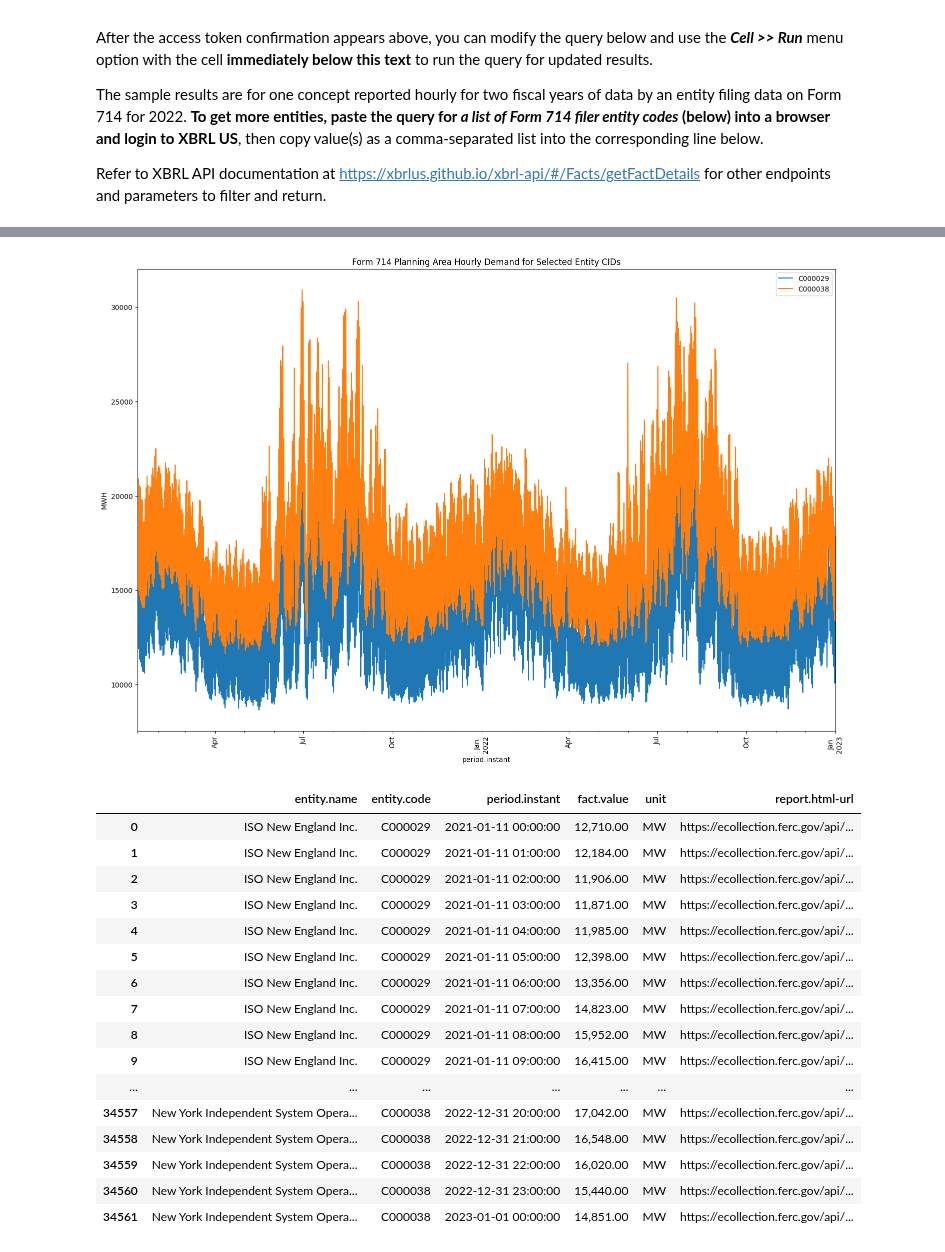
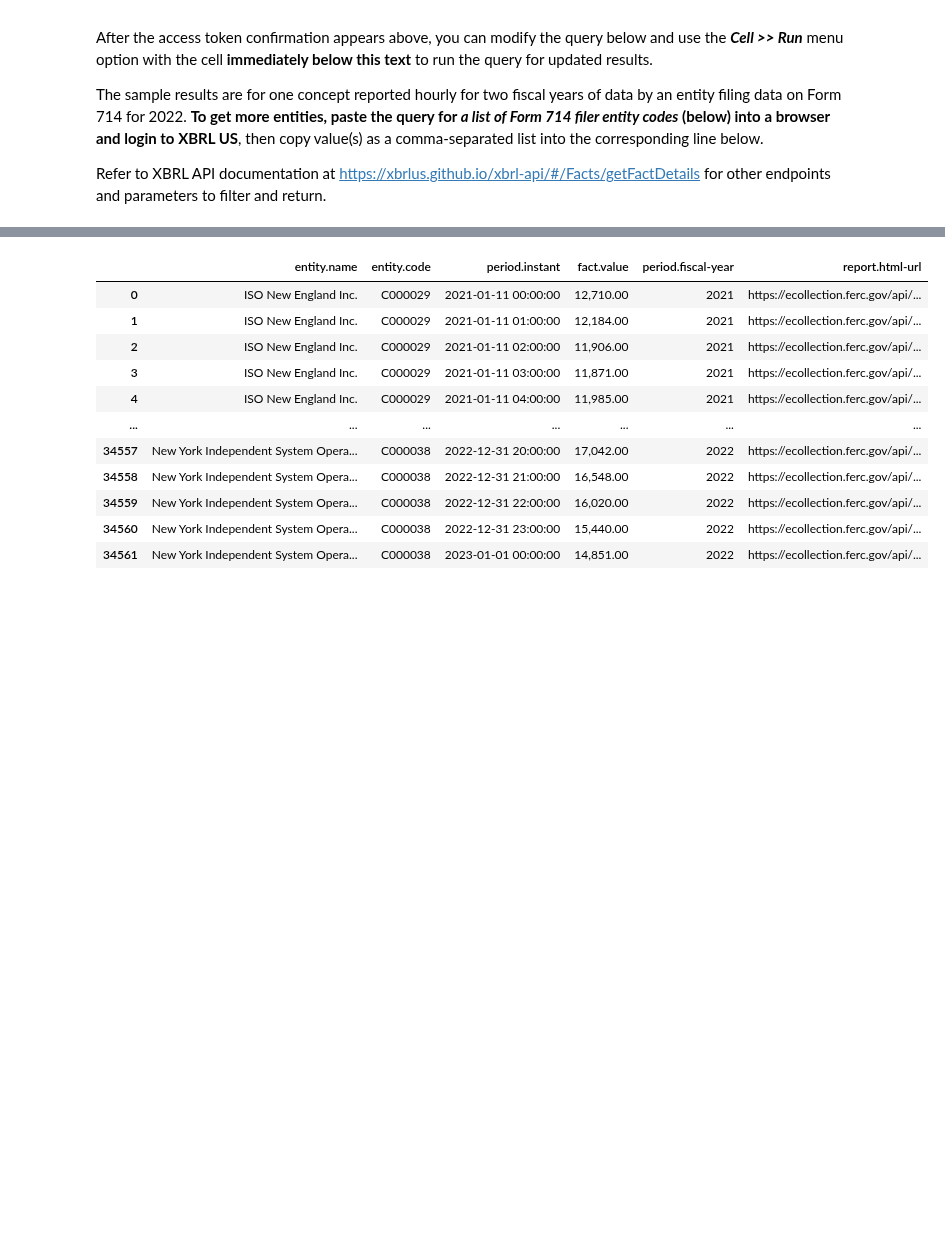
Before and after one commit to xbrlus/xbrl-api-ipynb, a Jupyter notebook: xbrl_us_api_ferc_mw_by_hour.ipynb, the cells around one changed output, grey strips where cells are left out. Saved outputs shown, nothing was run; the diff lists cells and outputs as text; code cells hidden in the pictures; blank space fills up the shorter version.

Commit message:
Update xbrl_us_api_ferc_mw_by_hour.ipynb
- move plotted data to seprate code block

```diff
--- a/xbrl_us_api_ferc_mw_by_hour.ipynb
+++ b/xbrl_us_api_ferc_mw_by_hour.ipynb
@@ -103,7 +107,7 @@ fields = [ # this is the list of the characteristics of the data being returned
         'entity.code',
         'period.instant.sort(ASC)',
 		'fact.value',
-		'unit',
+		'period.fiscal-year',
 		'concept-local-name',
         'report.html-url'
         ]
@@ -170,17 +174,14 @@ if not 'error' in res_json:
 
     df = pd.DataFrame(res_df)
 
-    # plot groupby results on the same canvas
-    df['period.instant'] = pd.to_datetime(df['period.instant'], format='%Y-%m-%d %H:%M:%S')
-    grouped = df.groupby('entity.code')
-    fig, ax = plt.subplots(figsize=(18,12))
-    df.groupby('entity.code').plot(kind='line', x = "period.instant", y = "fact.value", ax=ax, rot=90, ylabel="MWH", title="Form 714 Planning Area Hourly Demand for Selected Entity CIDs")
-    ax.legend(labels=grouped.groups.keys())
-    plt.show()
-
     # the format truncates the HTML display of numerical values to two decimals; .csv data is unaffected
     pd.options.display.float_format = '{:,.2f}'.format
-    display(HTML(df.to_html(max_rows=100)))
+    display(HTML(df.to_html(max_rows=10)))
+
+    # set period.instant as datetimeindex for resampling
+    df['period.instant'] = pd.to_datetime(df['period.instant'], format='%Y-%m-%d %H:%M:%S')
+    df = df.set_index('period.instant')
+    df.index = pd.to_datetime(df.index)
 # %% [output]
 up to 5000 records are found so far ...
 up to 10000 records are found so far ...
@@ -195,19 +196,13 @@ At Tue Nov 28 17:10:38 2023, the query finished with   34562   rows returned in
 https://api.xbrl.us/api/v1/fact/search?report.document-type=714&concept.local-name=PlanningAreaHourlyDemandMegawatts&entity.code=C000038,C000029&period.fiscal-year=2021,2022&fact.ultimus=TRUE&fields=e ...
-[figure, removed]
-|  | entity.name | entity.code | period.instant | fact.value | unit | report.html-url |
-| 0 | ISO New England Inc. | C000029 | 2021-01-11 00:00:00 | 12,710.00 | MW | https://ecollection.ferc.gov/api/... |
-| 1 | ISO New England Inc. | C000029 | 2021-01-11 01:00:00 | 12,184.00 | MW | https://ecollection.ferc.gov/api/... |
-| 2 | ISO New England Inc. | C000029 | 2021-01-11 02:00:00 | 11,906.00 | MW | https://ecollection.ferc.gov/api/... |
-| 3 | ISO New England Inc. | C000029 | 2021-01-11 03:00:00 | 11,871.00 | MW | https://ecollection.ferc.gov/api/... |
-| 4 | ISO New England Inc. | C000029 | 2021-01-11 04:00:00 | 11,985.00 | MW | https://ecollection.ferc.gov/api/... |
-| 5 | ISO New England Inc. | C000029 | 2021-01-11 05:00:00 | 12,398.00 | MW | https://ecollection.ferc.gov/api/... |
-| 6 | ISO New England Inc. | C000029 | 2021-01-11 06:00:00 | 13,356.00 | MW | https://ecollection.ferc.gov/api/... |
-| 7 | ISO New England Inc. | C000029 | 2021-01-11 07:00:00 | 14,823.00 | MW | https://ecollection.ferc.gov/api/... |
-| 8 | ISO New England Inc. | C000029 | 2021-01-11 08:00:00 | 15,952.00 | MW | https://ecollection.ferc.gov/api/... |
-| 9 | ISO New England Inc. | C000029 | 2021-01-11 09:00:00 | 16,415.00 | MW | https://ecollection.ferc.gov/api/... |
+|  | entity.name | entity.code | period.instant | fact.value | period.fiscal-year | report.html-url |
+| 0 | ISO New England Inc. | C000029 | 2021-01-11 00:00:00 | 12,710.00 | 2021 | https://ecollection.ferc.gov/api/... |
+| 1 | ISO New England Inc. | C000029 | 2021-01-11 01:00:00 | 12,184.00 | 2021 | https://ecollection.ferc.gov/api/... |
+| 2 | ISO New England Inc. | C000029 | 2021-01-11 02:00:00 | 11,906.00 | 2021 | https://ecollection.ferc.gov/api/... |
+| 3 | ISO New England Inc. | C000029 | 2021-01-11 03:00:00 | 11,871.00 | 2021 | https://ecollection.ferc.gov/api/... |
+| 4 | ISO New England Inc. | C000029 | 2021-01-11 04:00:00 | 11,985.00 | 2021 | https://ecollection.ferc.gov/api/... |
 | ... | ... | ... | ... | ... | ... | ... |
-| 34557 | New York Independent System Opera... | C000038 | 2022-12-31 20:00:00 | 17,042.00 | MW | https://ecollection.ferc.gov/api/... |
-| 34558 | New York Independent System Opera... | C000038 | 2022-12-31 21:00:00 | 16,548.00 | MW | https://ecollection.ferc.gov/api/... |
-| 34559 | New York Independent System Opera... | C000038 | 2022-12-31 22:00:00 | 16,020.00 | MW | https://ecollection.ferc.gov/api/... |
-| 34560 | New York Independent System Opera... | C000038 | 2022-12-31 23:00:00 | 15,440.00 | MW | https://ecollection.ferc.gov/api/... |
-| 34561 | New York Independent System Opera... | C000038 | 2023-01-01 00:00:00 | 14,851.00 | MW | https://ecollection.ferc.gov/api/... |
+| 34557 | New York Independent System Opera... | C000038 | 2022-12-31 20:00:00 | 17,042.00 | 2022 | https://ecollection.ferc.gov/api/... |
+| 34558 | New York Independent System Opera... | C000038 | 2022-12-31 21:00:00 | 16,548.00 | 2022 | https://ecollection.ferc.gov/api/... |
+| 34559 | New York Independent System Opera... | C000038 | 2022-12-31 22:00:00 | 16,020.00 | 2022 | https://ecollection.ferc.gov/api/... |
+| 34560 | New York Independent System Opera... | C000038 | 2022-12-31 23:00:00 | 15,440.00 | 2022 | https://ecollection.ferc.gov/api/... |
+| 34561 | New York Independent System Opera... | C000038 | 2023-01-01 00:00:00 | 14,851.00 | 2022 | https://ecollection.ferc.gov/api/... |
```
Also changed, not shown: parts of 3 cells of this notebook.
